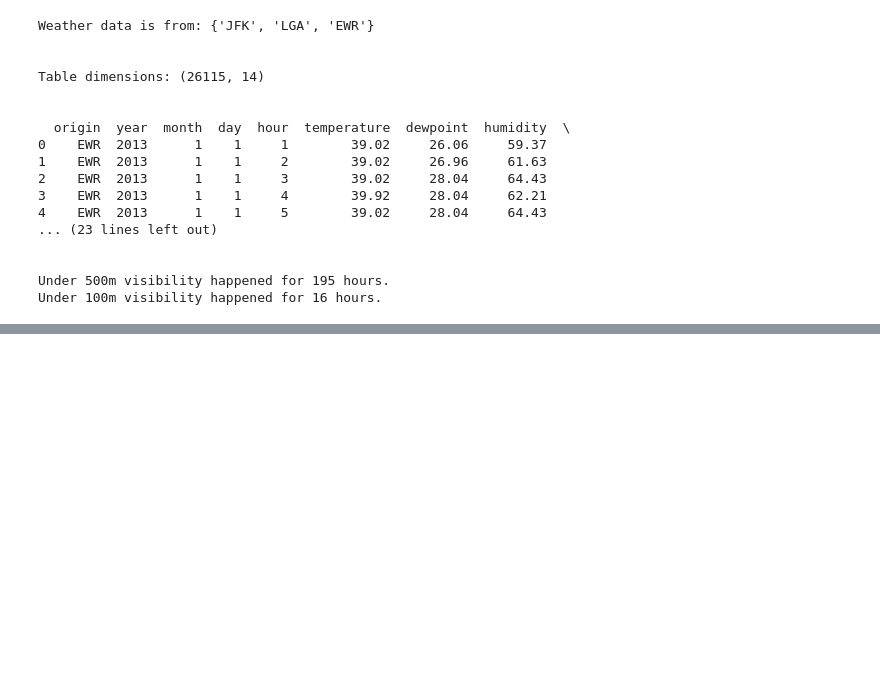
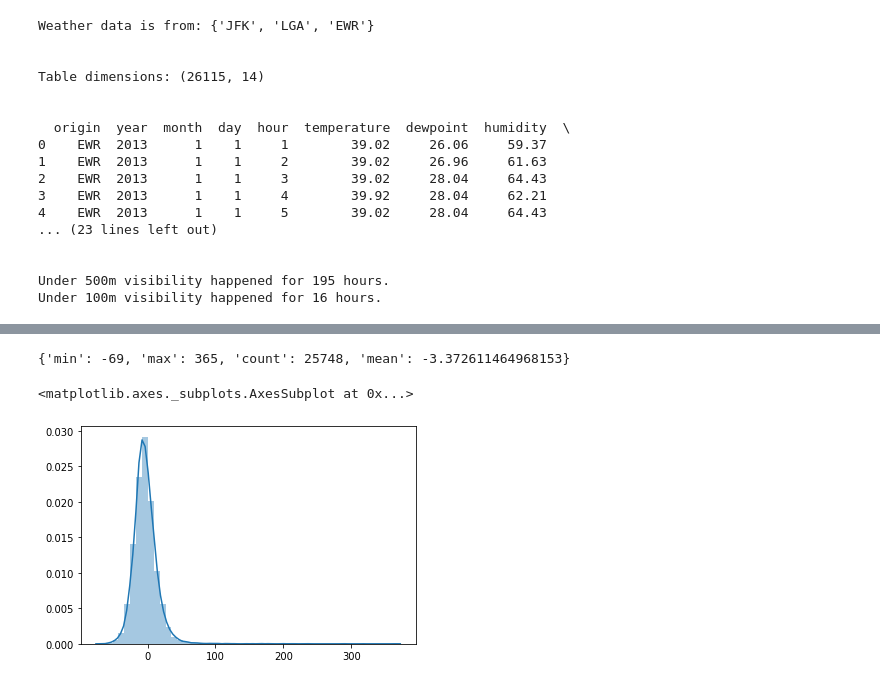
Before and after one commit to mihaihai/flight_data, a Jupyter notebook: Data exploration of flight delays and weather.ipynb, the cells around one changed output, grey strips where cells are left out. Cells and saved outputs as stored; diff of their text form; code cells hidden in the pictures; blank space fills up the shorter version.

```diff
--- a/Data exploration of flight delays and weather.ipynb
+++ b/Data exploration of flight delays and weather.ipynb
@@ -250,0 +234,4 @@ data_type       float64       float64  float64    float64
+# %%
+def get_stats(group):
+    return {'min': group.min(), 'max': group.max(),
+            'count': group.count(), 'mean': group.mean()}
@@ -250,0 +308,8 @@ data_type       float64       float64  float64    float64
+# %%
+differences = working['arrival_delay'] - working['departure_delay']
+print(get_stats(differences))
+sns.distplot(differences)
+# %% [output]
+{'min': -69, 'max': 365, 'count': 25748, 'mean': -3.372611464968153}
+<matplotlib.axes._subplots.AxesSubplot at 0x...>
+[figure, added]
```
Also changed, not shown: parts of 24 cells of this notebook.
